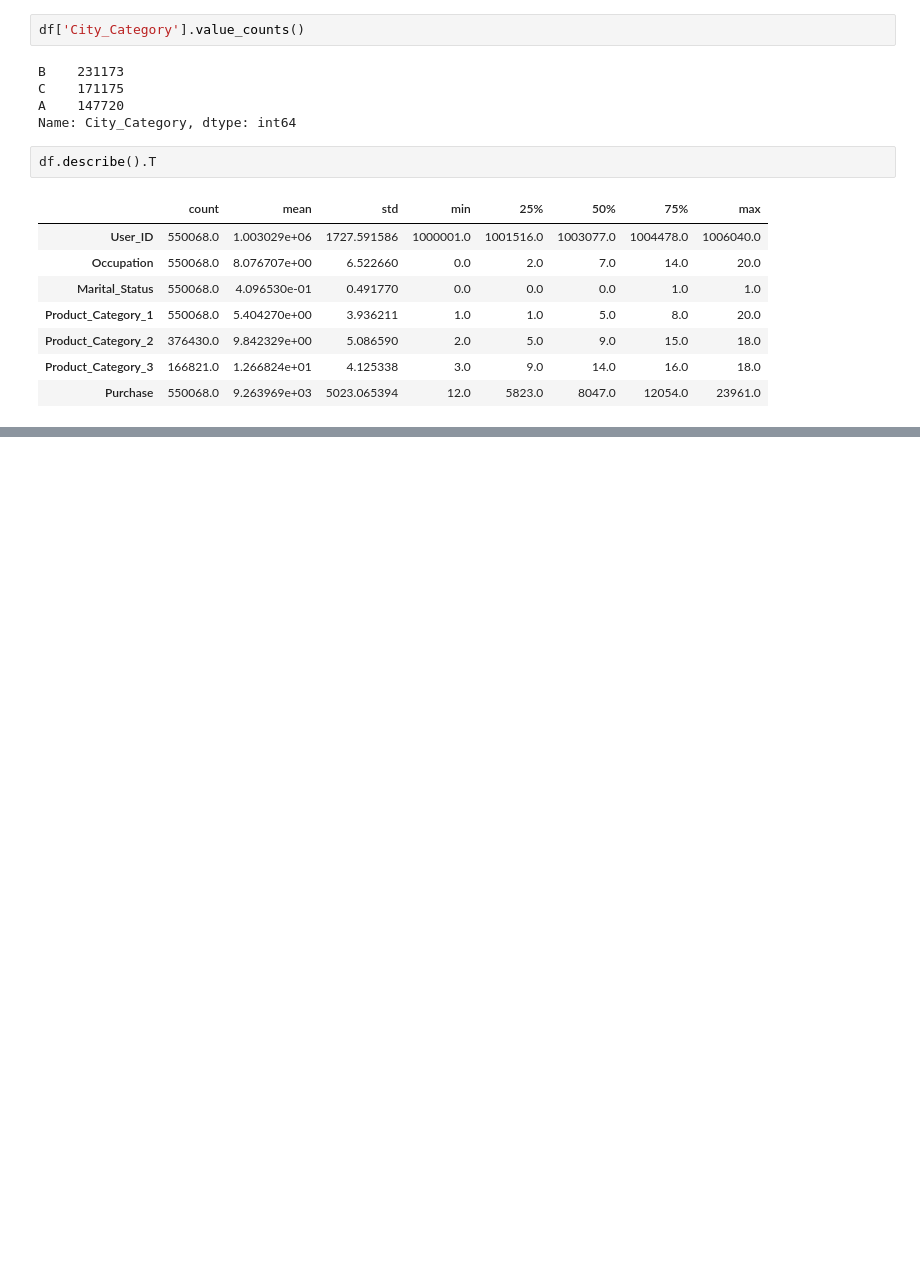
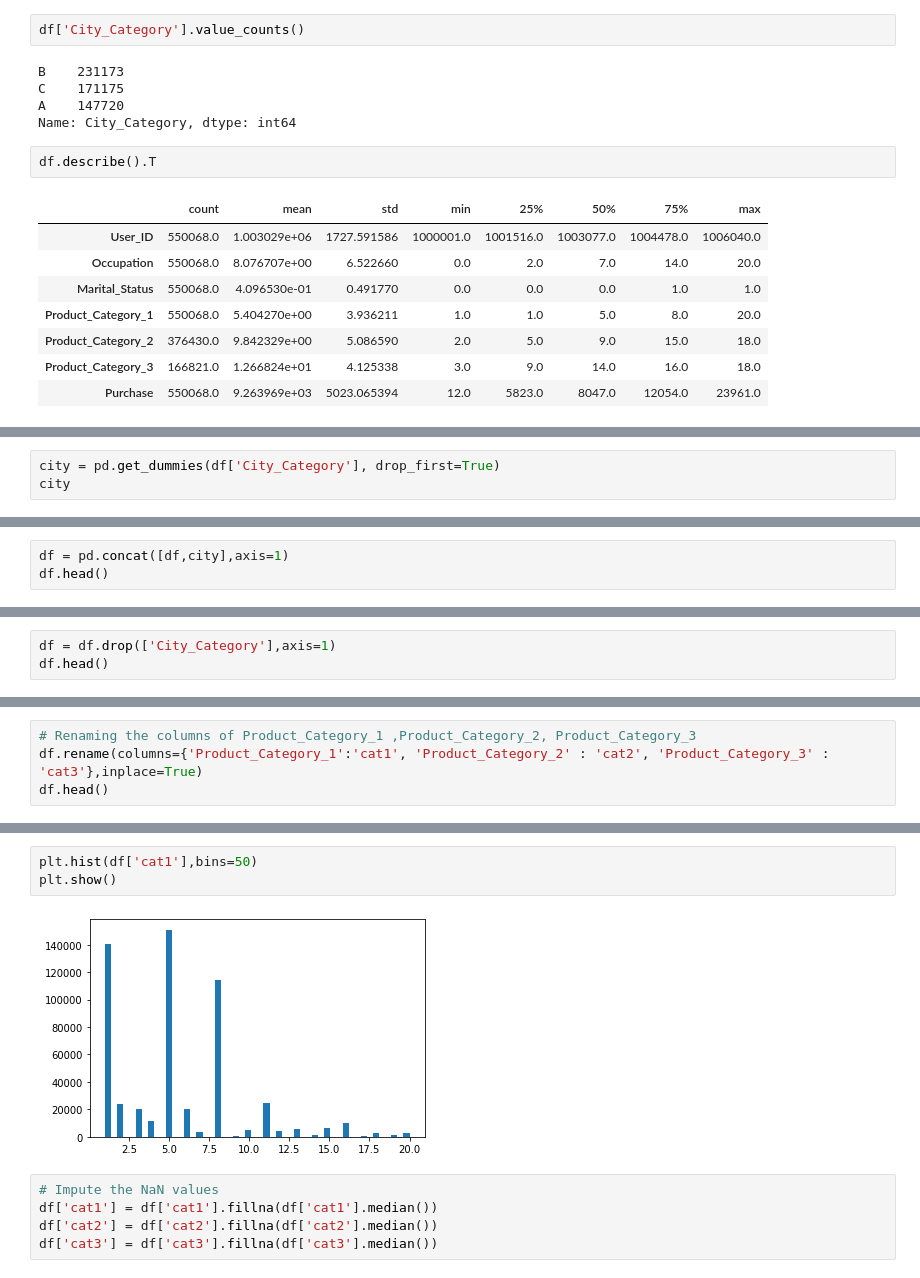
Before and after one commit to AbhishekMaity001/Machine-Learning-Projects, a Jupyter notebook: EDA/Black Friday/Black Friday.ipynb, the cells around one changed output, grey strips where cells are left out. Saved outputs shown, nothing was run; the diff lists cells and outputs as text; blank space fills up the shorter version.

```diff
--- a/EDA/Black Friday/Black Friday.ipynb
+++ b/EDA/Black Friday/Black Friday.ipynb
@@ -103,0 +179,3 @@ df.describe().T
+# %%
+city = pd.get_dummies(df['City_Category'], drop_first=True)
+city
@@ -103,0 +196,3 @@ df.describe().T
+# %%
+df = pd.concat([df,city],axis=1)
+df.head()
@@ -103,0 +206,3 @@ df.describe().T
+# %%
+df = df.drop(['City_Category'],axis=1)
+df.head()
@@ -103,0 +220,4 @@ df.describe().T
+# %%
+# Renaming the columns of Product_Category_1 ,Product_Category_2, Product_Category_3
+df.rename(columns={'Product_Category_1':'cat1', 'Product_Category_2' : 'cat2', 'Product_Category_3' : 'cat3'},inplace=True)
+df.head()
@@ -103,0 +231,10 @@ df.describe().T
+# %%
+plt.hist(df['cat1'],bins=50)
+plt.show()
+# %% [output]
+[figure, added]
+# %%
+# Impute the NaN values
+df['cat1'] = df['cat1'].fillna(df['cat1'].median())
+df['cat2'] = df['cat2'].fillna(df['cat2'].median())
+df['cat3'] = df['cat3'].fillna(df['cat3'].median())
```
Also changed, not shown: parts of 33 cells of this notebook.
